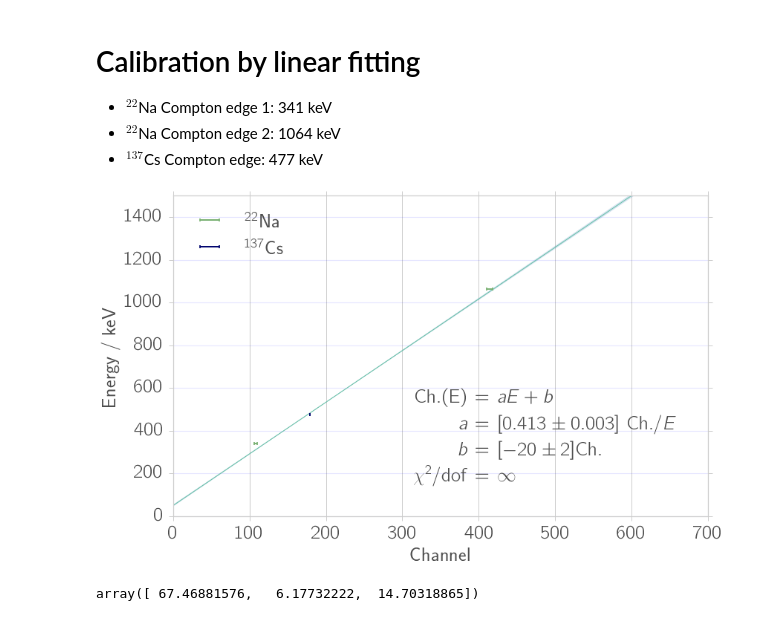
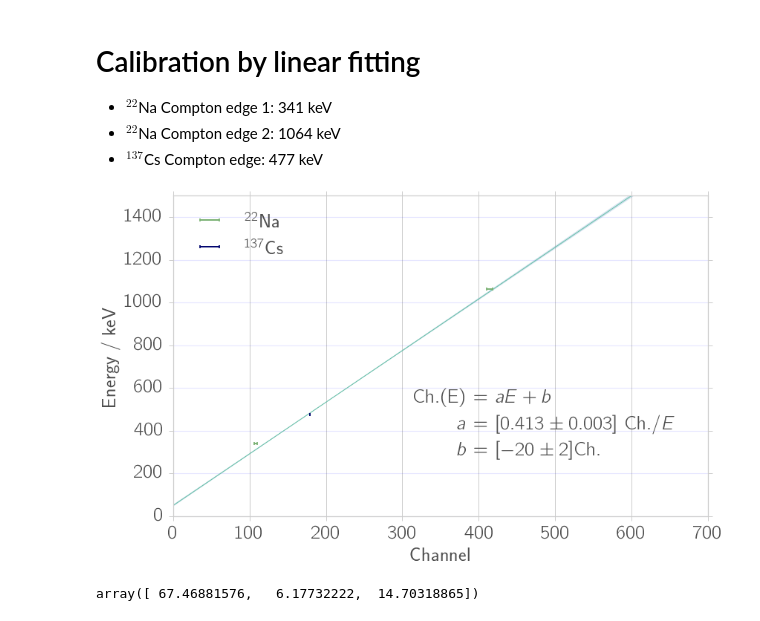
Before and after one commit to Bondzio/fp, a Jupyter notebook: compton/analysis/calibration_ps.ipynb, the cells around one changed output. Cells and saved outputs as stored; diff of their text form; code cells hidden in the pictures.

```diff
--- a/compton/analysis/calibration_ps.ipynb
+++ b/compton/analysis/calibration_ps.ipynb
@@ -381,36 +381,35 @@ ax1.errorbar(channel[0:2], energy[0:2], xerr=channel_error[0:2], yerr=None, fmt=
 
 ax1.errorbar(channel[2], energy[2], xerr=channel_error[2], yerr=None, fmt=',',\
              elinewidth=2.0, capsize=2.2, capthick=1.8, label = "$^{137}$Cs", color = colors[-3])
 ax1.legend(loc = 2)
 ax1.set_xlim(channel_min, channel_max)
 ax1.set_ylim(0, 1500)
 ax1.set_xlabel("Channel")
 ax1.set_ylabel("Energy / keV")
 
 ax1.yaxis.grid(True,'minor',linewidth=0.5,color = "blue", alpha = 0.1)
 ax1.yaxis.grid(True,'major',linewidth=1.2, color = "blue", alpha = 0.1)
 ax1.xaxis.grid(True)
 
 props = dict(boxstyle='round', facecolor='white', alpha=0.0)
 
 textstr = "\\begin{eqnarray*} \
         \\ \\mathrm{Ch.(E)} &=& a E + b \\\\ \
         \\ a &=&[%s]\\ \\mathrm{Ch.}/E \\\\ \
-        \\ b &=&[%s]\\mathrm{Ch.} \\\\ \
-        \\ \chi^2/\mathrm{dof} &=& \infty \
+        \\ b &=&[%s]\\mathrm{Ch.} \
         \end{eqnarray*}"%(uc_str(c_lin[0]),uc_str(c_lin[1]))
 #textstr = r"\begin{align*}\mathrm{Ch.(E)} & = a E + b \n a & =["\
 #+uc_str(c_lin[0])+r"]\:\frac{\mathrm{Ch.}}{E}\n \: b & =["+uc_str(c_lin[1])+r"]\:\mathrm{Ch.}\end{align*}"
 #textstr = r"\begin{equation*}"+"\n"+" \mathrm{Ch.(E)} = a E + b"+"\n"+"\end{equation*}"
 ax1.text(0.45, 0.4, textstr , transform=ax1.transAxes,
         verticalalignment='top', bbox=props)
 
 if save_fig:
     file_name = "calibration_ps_linear_fit"
     fig1.savefig(fig_dir + file_name + ".pdf")
     fig1.savefig(fig_dir + file_name + ".png")
 # %% [output]
-[figure, old version]
+[figure, new version]
 # %%
 chi2
 # %% [output]
```
Also changed, not shown: 7 other files.
